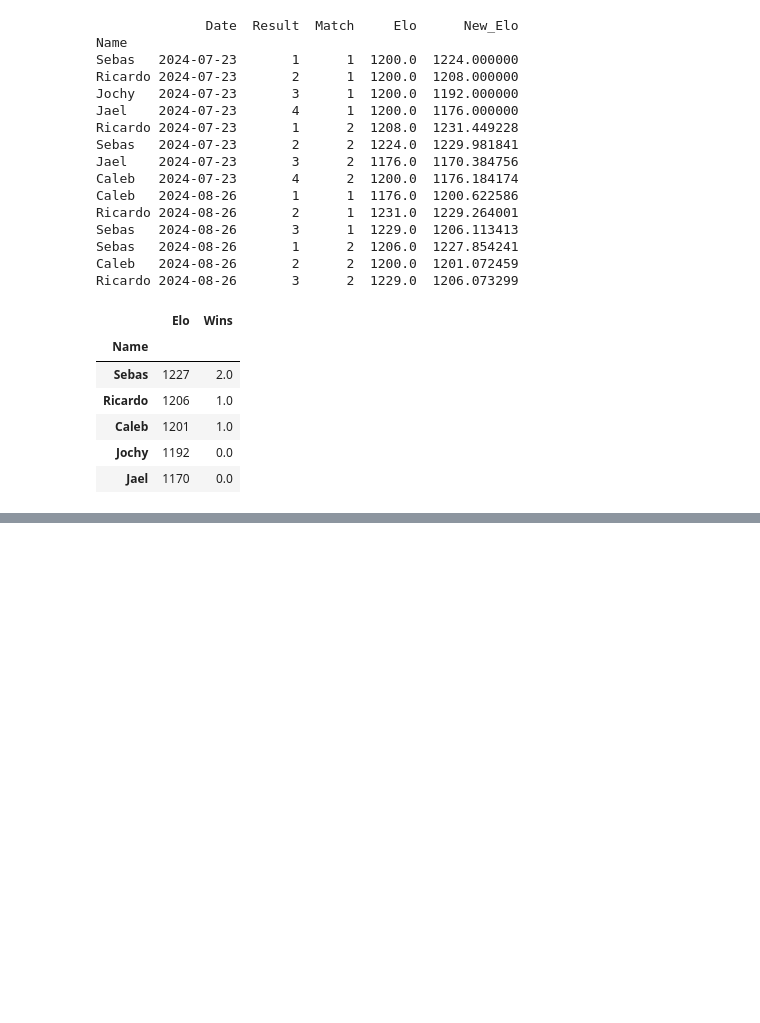
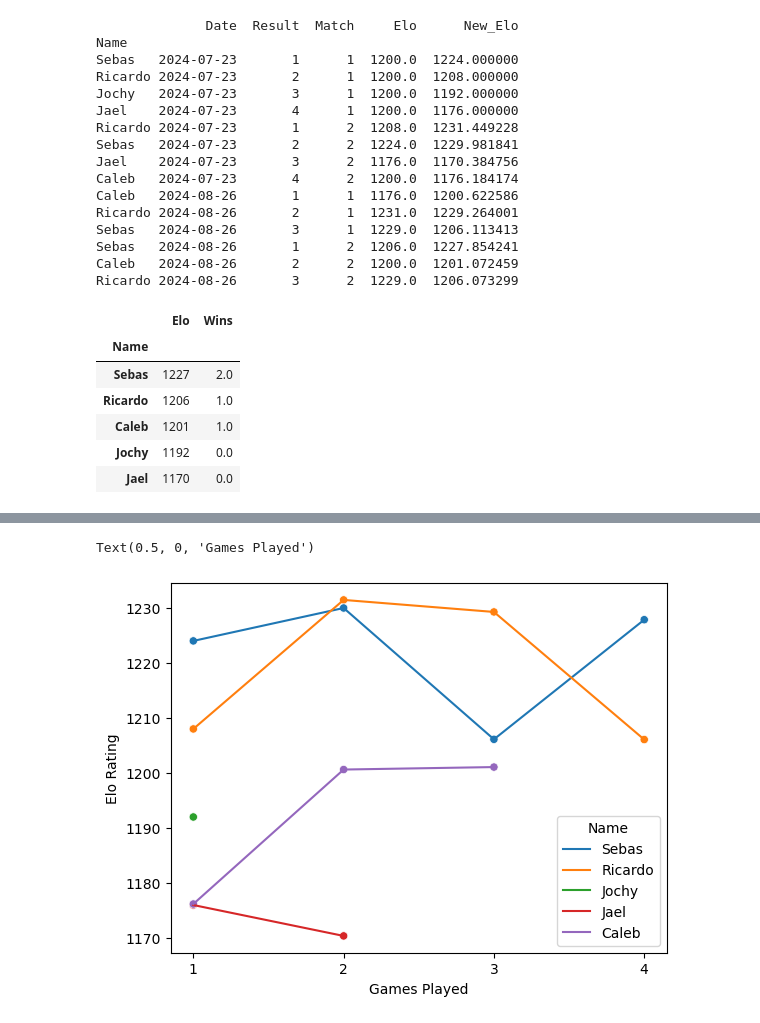
Before and after one commit to maginbu-0/Isaac-Elo-Rating, a Jupyter notebook: Ratings.ipynb, the cells around one changed output, grey strips where cells are left out. Drawn from its saved outputs; the diff is of its cells as text; code cells hidden in the pictures; blank space fills up the shorter version.

Commit message:
Add Elo Graph

```diff
--- a/Ratings.ipynb
+++ b/Ratings.ipynb
@@ -214,0 +200,11 @@ Leaderboard
+# %%
+#match_c = Matches.drop('Date', axis=1)
+
+#match_c = match_c[match_c['Result'] >= 1]['Name'].value_counts()
+
+#match_c
+
+Matches['count'] = Matches.groupby('Name').cumcount() + 1
+Matches
+
+#sns.scatterplot(data=Matches, x='Match', y='Elo', hue='Name')
@@ -214,0 +227,14 @@ Leaderboard
+# %%
+sns.lineplot(data=Matches,x='count',y='New_Elo',hue='Name')
+
+sns.scatterplot(data=Matches,x='count',y='New_Elo',hue='Name',legend=False)
+
+plt.gca().xaxis.set_major_locator(MaxNLocator(integer=True))
+
+plt.ylabel('Elo Rating')
+plt.xlabel('Games Played')
+
+#plt.plot(Matches['Date'],Matches['New Elo'])
+# %% [output]
+Text(0.5, 0, 'Games Played')
+[figure, added]
```
Also changed, not shown: parts of 4 cells of this notebook.
